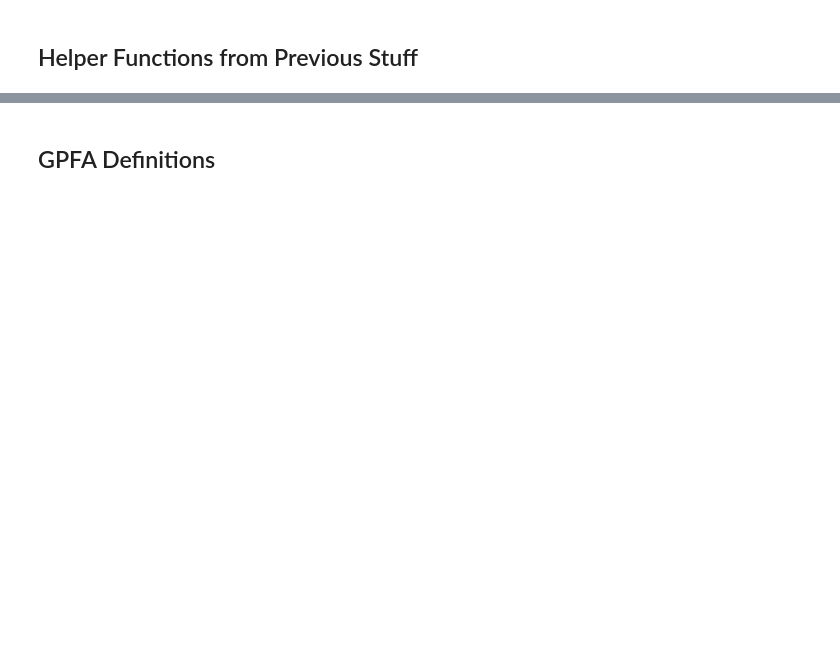
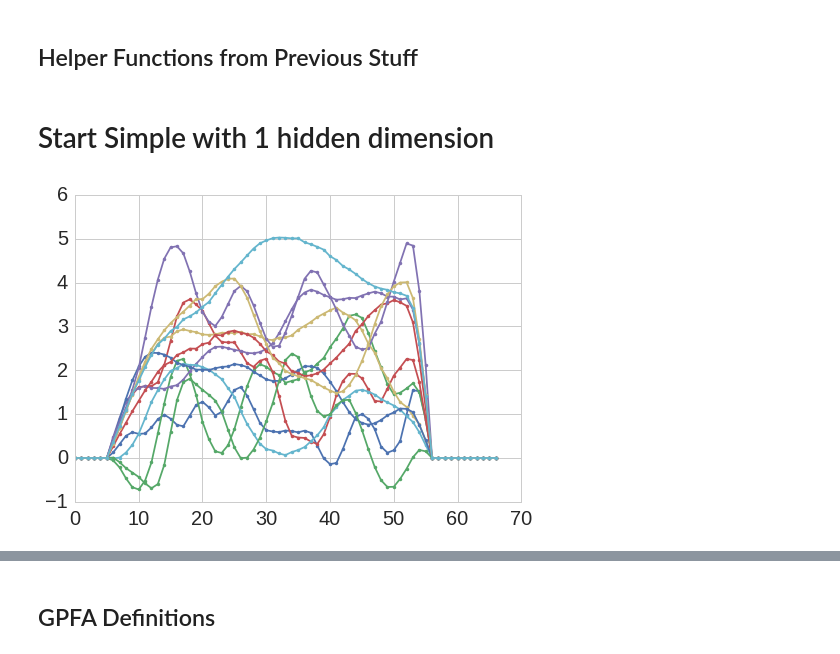
Before and after one commit to yves-weissenberger/GPR, a Jupyter notebook: Poisson_GPFA.ipynb, the cells around one changed output, grey strips where cells are left out. Drawn from its saved outputs; the diff is of its cells as text; code cells hidden in the pictures; blank space fills up the shorter version.

```diff
--- a/Poisson_GPFA.ipynb
+++ b/Poisson_GPFA.ipynb
@@ -57,0 +56,37 @@ def calc_K
+# %% [markdown]
+#  Start Simple with 1 hidden dimension
+# %%
+n_neurons = 150 #q
+hiddenDim = 12 #p
+n_timePoints = 67
+t = np.linspace(-33,33,num=n_timePoints)/10 #use this for an unmarked time series
+T_max = len(t)
+
+tav = np.random.randint(1,3,size=hiddenDim)
+sigmaN = 1e-3
+sigmaF = [1-sigmaN for i in range(hiddenDim)]
+
+
+
+C = np.array([5*np.arange(0,n_neurons),
+              np.abs(45 - 5*np.arange(0,n_neurons,))])#
+C = np.random.randint(-20,20,size=(n_neurons,hiddenDim))/2
+d = np.random.randint(40,50,size=(n_neurons))
+# %%
+x = np.zeros([hiddenDim,T_max])
+params = [[np.random.randint(1,5),np.random.randint(1,5),np.random.randint(1,200)/200] for i in range(hiddenDim)]
+#params = [[4,1,2e-1],
+#          [1,2,1e0],
+#          [6,3,5e-1]]
+
+for i,p in enumerate(params):
+
+    Ki = get_covariance_matrix(k=p[1],x=t,y=t,l=p[2])
+    Ki /= np.max(Ki)
+    mvn1 = multivariate_normal(mean=[p[0]]*n_timePoints,cov=Ki)
+    x[i] =  mvn1.rvs()*np.concatenate([np.zeros(5),np.cos(np.linspace(-np.pi/2,0,num=15)),np.ones(T_max-35),np.cos(np.linspace(0,.5*np.pi,num=5)),np.zeros(10)])
+
+for i in range(hiddenDim):
+    plt.plot(x[i],'.-')
+# %% [output]
+[figure, added]
```
Also changed, not shown: parts of 32 cells of this notebook.
